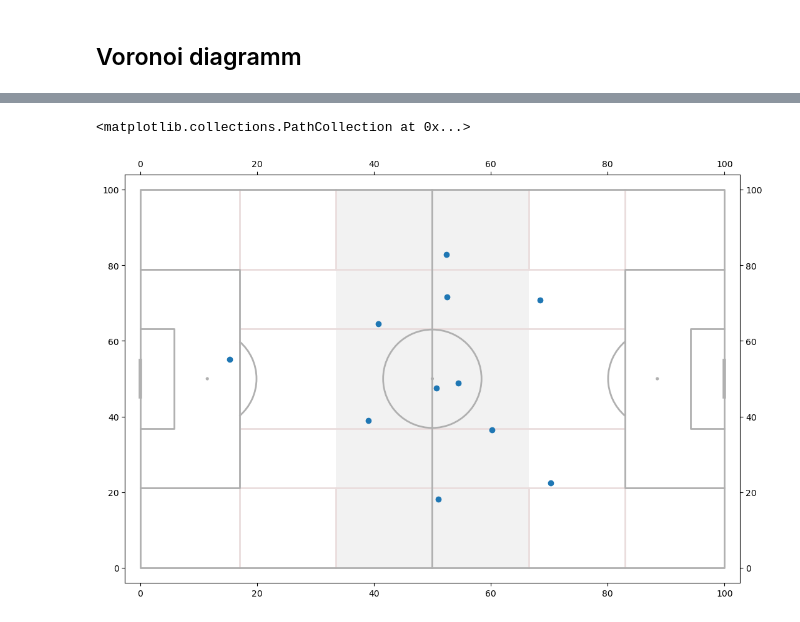
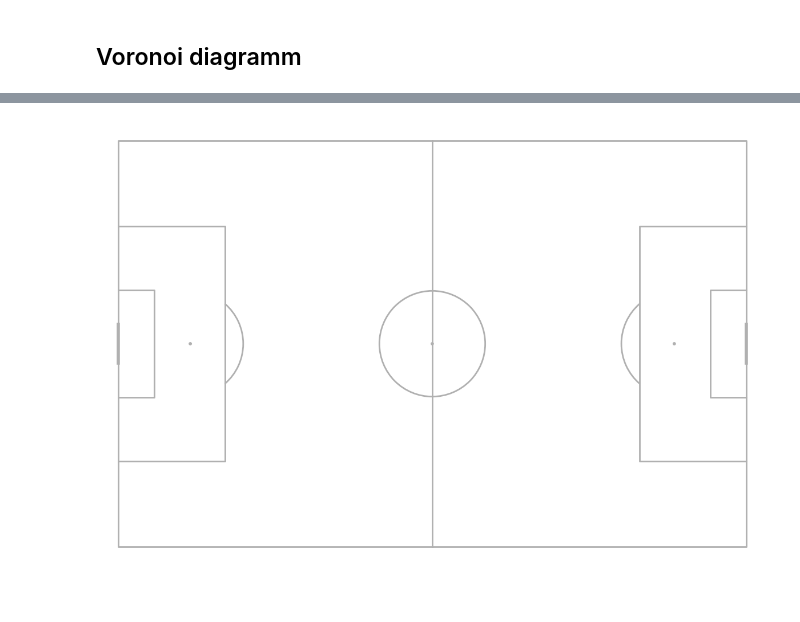
Before and after one commit to Football-Analytics-UCU/Manchester-City, a Jupyter notebook: src/KPI_Test_010124.ipynb, the cells around one changed output, grey strips where cells are left out. Saved outputs shown, nothing was run; the diff lists cells and outputs as text; code cells hidden in the pictures.

```diff
--- a/src/KPI_Test_010124.ipynb
+++ b/src/KPI_Test_010124.ipynb
@@ -272,11 +379,16 @@ ch = []
 # %%
-fig, ax = plt.subplots(figsize=(13, 8.5))
 
-pitch = Pitch(pitch_type='opta', positional=True, shade_middle=True, positional_color='#eadddd', shade_color='#f2f2f2', axis=True, label=True, tick=True, line_zorder =2 )
+#pitch = Pitch(pitch_type='opta')
+#fig, ax = pitch.draw(figsize=(12,8))
 
-pitch.draw(ax=ax)
+#x = Average_locations['MC'].x
+#y = Average_locations[.y
+#team1, team2 = pitch.voronoi(x, y, Average_locations.Club)
 
-pitch.scatter(mc_x, mc_y, ax=ax)
+#t1 = pitch.polygon(team1, ax=ax, fc = 'yellow', ec='white', lw =3, alpha = 0.4)
+#t2 = pitch.polygon(team2, ax=ax, fc = 'blue', ec='white', lw =3, alpha = 0.4)
+
+
+#sc1 = p.scatter(teammate_locs.x, teammate_locs.y, c='orange', s=80, ec='k', ax=ax)
 # %% [output]
-<matplotlib.collections.PathCollection at 0x...>
-[figure, old version]
+[figure, new version]
```
Also changed, not shown: parts of 40 cells of this notebook, 2 other files.
